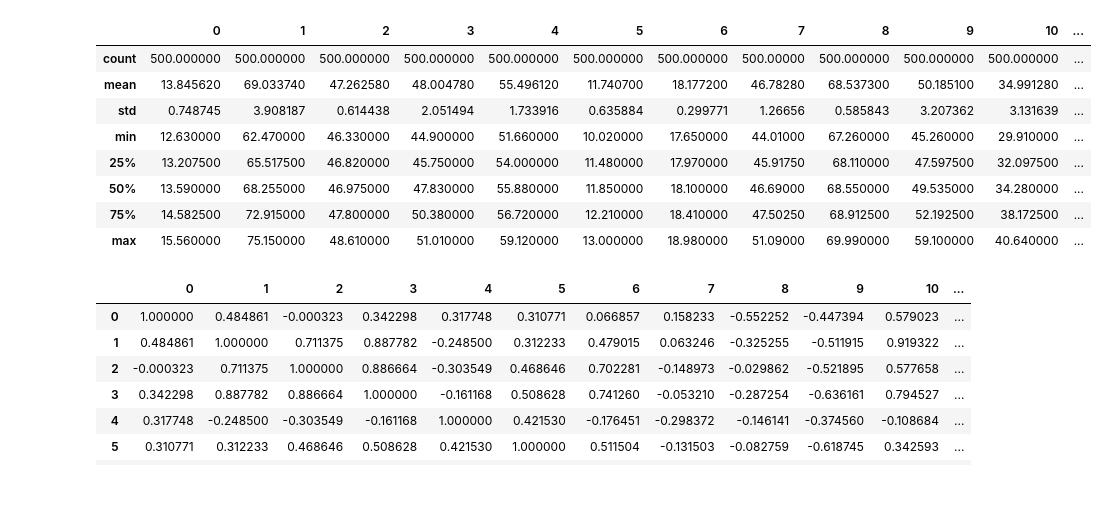
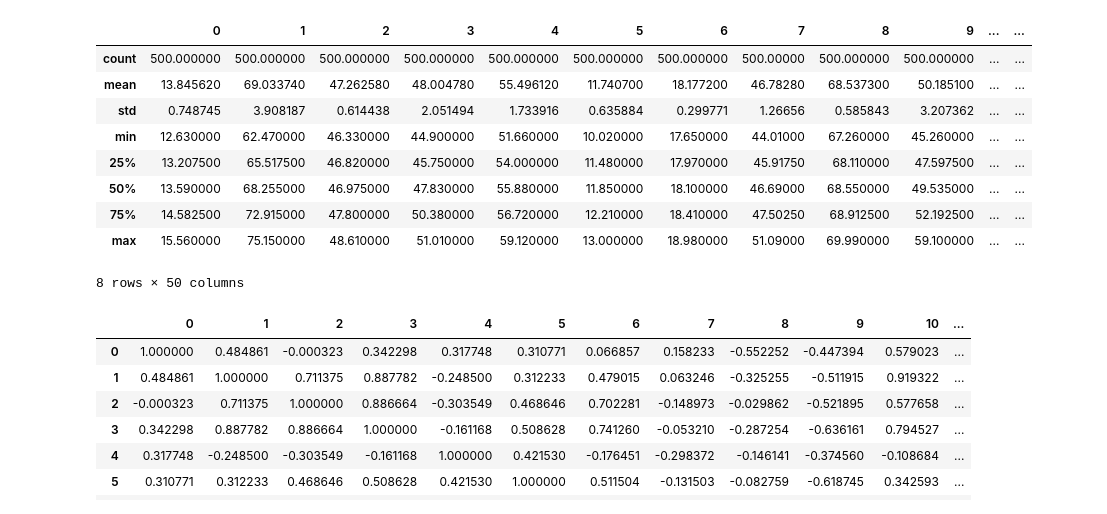
Before and after one commit to Troppydash/algothon, a Jupyter notebook: da/khang_data_analysis.ipynb, the cells around one changed output. Cells and saved outputs as stored; diff of their text form; code cells hidden in the pictures.

```diff
--- a/da/khang_data_analysis.ipynb
+++ b/da/khang_data_analysis.ipynb
@@ -11,16 +9,17 @@ ModuleNotFoundError: No module named 'pandas'
 # %%
-df = pd.read_csv("prices.txt", sep='\s+', header=None, index_col=None)
+df = pd.read_csv("../prices.txt", sep='\s+', header=None, index_col=None)
 df.describe()
 # %% [output]
-|  | 0 | 1 | 2 | 3 | 4 | 5 | 6 | 7 | 8 | 9 | 10 | ... |
-| count | 500.000000 | 500.000000 | 500.000000 | 500.000000 | 500.000000 | 500.000000 | 500.000000 | 500.00000 | 500.000000 | 500.000000 | 500.000000 | ... |
-| mean | 13.845620 | 69.033740 | 47.262580 | 48.004780 | 55.496120 | 11.740700 | 18.177200 | 46.78280 | 68.537300 | 50.185100 | 34.991280 | ... |
-| std | 0.748745 | 3.908187 | 0.614438 | 2.051494 | 1.733916 | 0.635884 | 0.299771 | 1.26656 | 0.585843 | 3.207362 | 3.131639 | ... |
-| min | 12.630000 | 62.470000 | 46.330000 | 44.900000 | 51.660000 | 10.020000 | 17.650000 | 44.01000 | 67.260000 | 45.260000 | 29.910000 | ... |
-| 25% | 13.207500 | 65.517500 | 46.820000 | 45.750000 | 54.000000 | 11.480000 | 17.970000 | 45.91750 | 68.110000 | 47.597500 | 32.097500 | ... |
-| 50% | 13.590000 | 68.255000 | 46.975000 | 47.830000 | 55.880000 | 11.850000 | 18.100000 | 46.69000 | 68.550000 | 49.535000 | 34.280000 | ... |
-| 75% | 14.582500 | 72.915000 | 47.800000 | 50.380000 | 56.720000 | 12.210000 | 18.410000 | 47.50250 | 68.912500 | 52.192500 | 38.172500 | ... |
-| max | 15.560000 | 75.150000 | 48.610000 | 51.010000 | 59.120000 | 13.000000 | 18.980000 | 51.09000 | 69.990000 | 59.100000 | 40.640000 | ... |
+|  | 0 | 1 | 2 | 3 | 4 | 5 | 6 | 7 | 8 | 9 | ... | ... |
+| count | 500.000000 | 500.000000 | 500.000000 | 500.000000 | 500.000000 | 500.000000 | 500.000000 | 500.00000 | 500.000000 | 500.000000 | ... | ... |
+| mean | 13.845620 | 69.033740 | 47.262580 | 48.004780 | 55.496120 | 11.740700 | 18.177200 | 46.78280 | 68.537300 | 50.185100 | ... | ... |
+| std | 0.748745 | 3.908187 | 0.614438 | 2.051494 | 1.733916 | 0.635884 | 0.299771 | 1.26656 | 0.585843 | 3.207362 | ... | ... |
+| min | 12.630000 | 62.470000 | 46.330000 | 44.900000 | 51.660000 | 10.020000 | 17.650000 | 44.01000 | 67.260000 | 45.260000 | ... | ... |
+| 25% | 13.207500 | 65.517500 | 46.820000 | 45.750000 | 54.000000 | 11.480000 | 17.970000 | 45.91750 | 68.110000 | 47.597500 | ... | ... |
+| 50% | 13.590000 | 68.255000 | 46.975000 | 47.830000 | 55.880000 | 11.850000 | 18.100000 | 46.69000 | 68.550000 | 49.535000 | ... | ... |
+| 75% | 14.582500 | 72.915000 | 47.800000 | 50.380000 | 56.720000 | 12.210000 | 18.410000 | 47.50250 | 68.912500 | 52.192500 | ... | ... |
+| max | 15.560000 | 75.150000 | 48.610000 | 51.010000 | 59.120000 | 13.000000 | 18.980000 | 51.09000 | 69.990000 | 59.100000 | ... | ... |
+8 rows × 50 columns
 # %%
 matrix = df.corr()
 matrix
```
Also changed, not shown: parts of 3 cells of this notebook, 3 other files.
